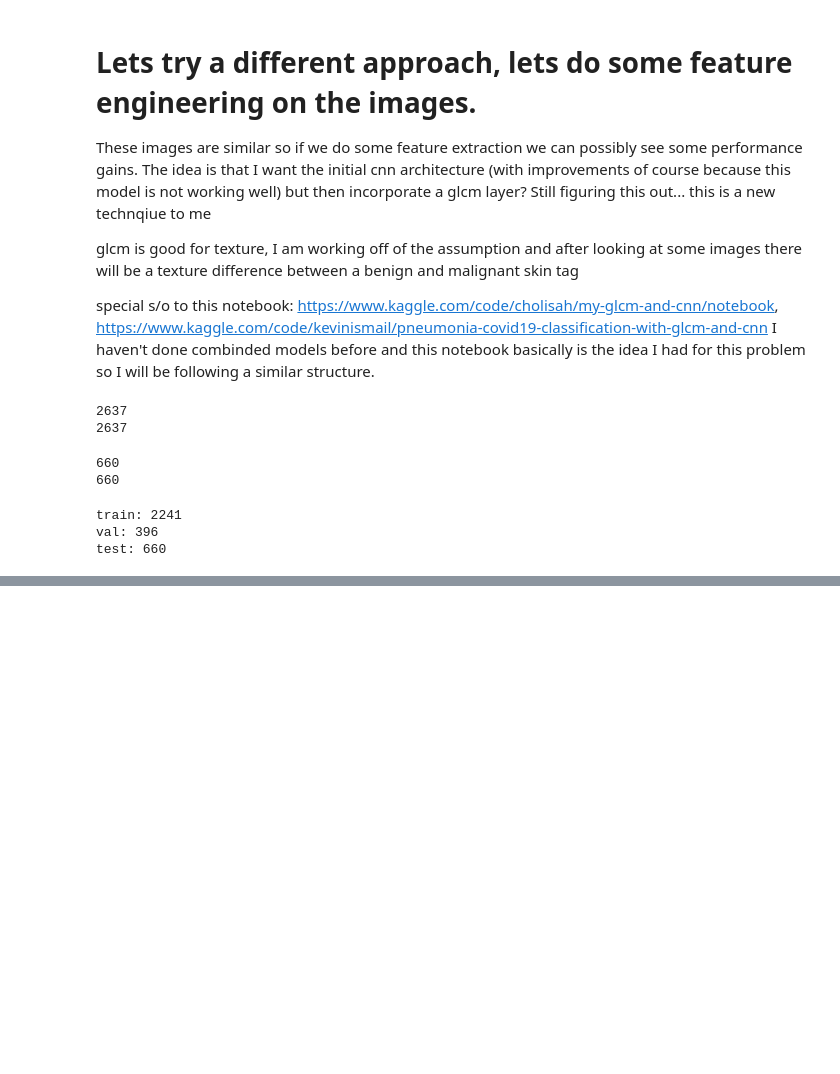
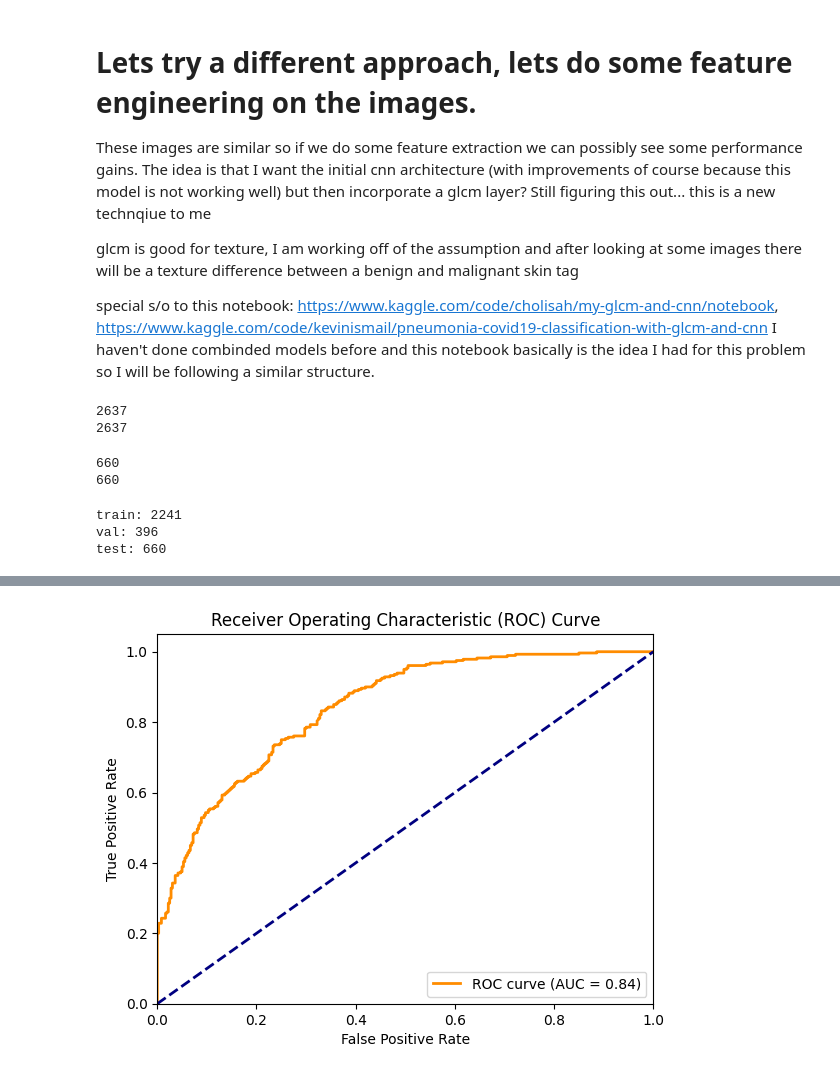
Before and after one commit to rhit-trudtoj/PersonalProjects, a Jupyter notebook: image-recognition-practice/skin-cancer-identifier/skin-cancer-identifier.ipynb, the cells around one changed output, grey strips where cells are left out. Drawn from its saved outputs; the diff is of its cells as text; code cells hidden in the pictures; blank space fills up the shorter version.

```diff
--- a/image-recognition-practice/skin-cancer-identifier/skin-cancer-identifier.ipynb
+++ b/image-recognition-practice/skin-cancer-identifier/skin-cancer-identifier.ipynb
@@ -560,0 +387,6 @@ Epoch 14: val_binary_accuracy did not improve from 0.71703
+# %%
+test_inputs = tf.data.Dataset.from_tensor_slices((test_features, tf.expand_dims(test_images_norm, axis=-1)))
+test_labels = tf.data.Dataset.from_tensor_slices(test_labels)
+
+test_dataset = tf.data.Dataset.zip((test_inputs, test_labels)).batch(BATCH_SIZE).repeat()
+STEP_SIZE_TEST= test_images_norm.shape[0]//BATCH_SIZE
@@ -560,0 +424,4 @@ Epoch 14: val_binary_accuracy did not improve from 0.71703
+# %%
+# ROC / AUC
+
+preds = model.predict(test_dataset, steps=STEP_SIZE_TEST, batch_size=BATCH_SIZE)
@@ -560,0 +430,18 @@ Epoch 14: val_binary_accuracy did not improve from 0.71703
+# %%
+from sklearn.metrics import roc_curve, auc
+fpr, tpr, thresholds = roc_curve(test_labels_test[:640], preds)
+roc_auc = auc(fpr, tpr)
+
+# Plot ROC curve
+plt.figure()
+plt.plot(fpr, tpr, color='darkorange', lw=2, label='ROC curve (AUC = %0.2f)' % roc_auc)
+plt.plot([0, 1], [0, 1], color='navy', lw=2, linestyle='--')
+plt.xlim([0.0, 1.0])
+plt.ylim([0.0, 1.05])
+plt.xlabel('False Positive Rate')
+plt.ylabel('True Positive Rate')
+plt.title('Receiver Operating Characteristic (ROC) Curve')
+plt.legend(loc="lower right")
+plt.show()
+# %% [output]
+[figure, added]
```
Also changed, not shown: parts of 36 cells of this notebook, 1 other file.
